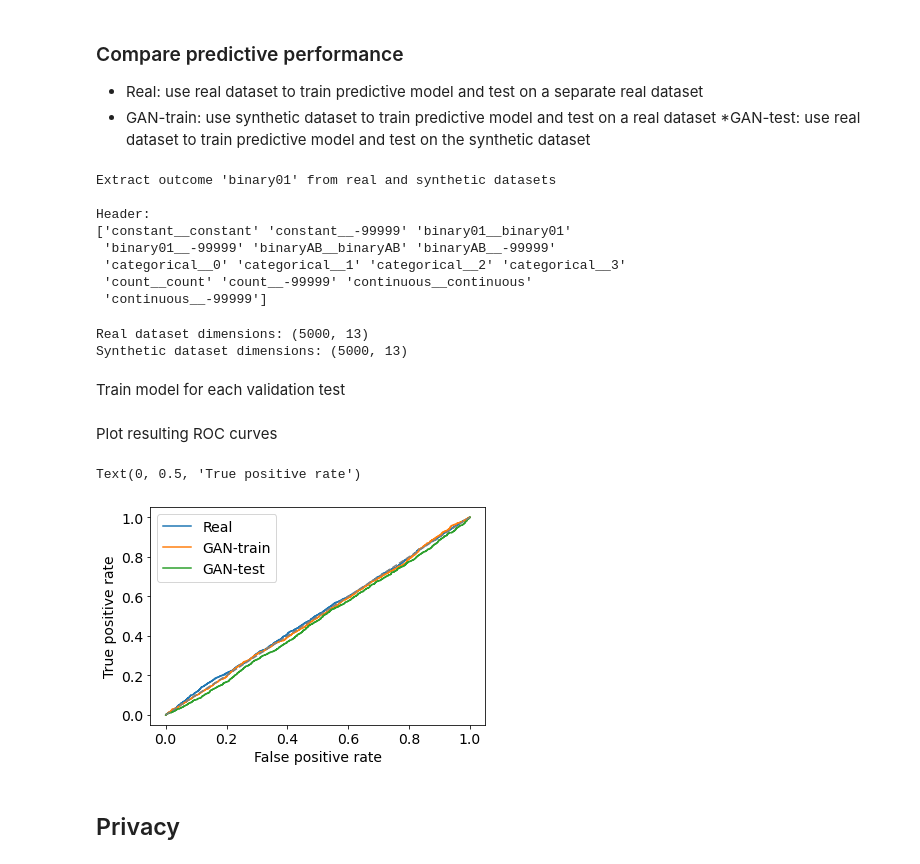
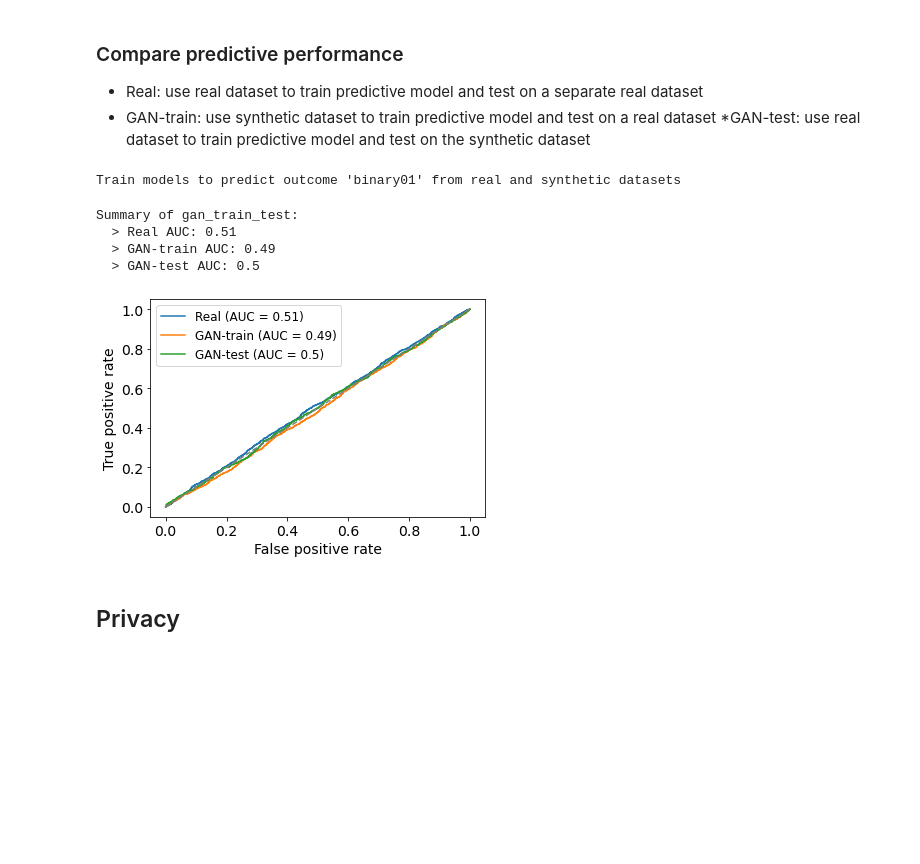
Before and after one commit to Innovate-For-Health/absehrd, a Jupyter notebook: absehrd_demo.ipynb, the cells around one changed output. Drawn from its saved outputs; the diff is of its cells as text; code cells hidden in the pictures; blank space fills up the shorter version.

```diff
--- a/absehrd_demo.ipynb
+++ b/absehrd_demo.ipynb
@@ -193,31 +207,6 @@ ax1.legend(fontsize=fontsize)
 * GAN-train: use synthetic dataset to train predictive model and test on a real dataset
 *GAN-test: use real dataset to train predictive model and test on the synthetic dataset
 # %%
-print('Extract outcome \'', outcome,'\' from real and synthetic datasets', sep='')
-print('\nHeader:')
-print(d_trn['header'])
+print('Train models to predict outcome \'', outcome,'\' from real and synthetic datasets', sep='')
 # %% [output]
-Extract outcome 'binary01' from real and synthetic datasets
-
-Header:
-['constant__constant' 'constant__-99999' 'binary01__binary01'
- 'binary01__-99999' 'binaryAB__binaryAB' 'binaryAB__-99999'
- 'categorical__0' 'categorical__1' 'categorical__2' 'categorical__3'
- 'count__count' 'count__-99999' 'continuous__continuous'
- 'continuous__-99999']
+Train models to predict outcome 'binary01' from real and synthetic datasets
-# %%
-r = d_trn['x']
-
-idx_outcome = np.where(d_trn['header'] == outcome+'__'+outcome)
-y_r = np.reshape(np.round(np.reshape(r[:,idx_outcome], newshape=(len(r),1))).astype(int), len(r))
-y_s = np.reshape(np.round(np.reshape(s[:,idx_outcome], newshape=(len(s),1))).astype(int), len(s))
-x_r = np.delete(r, idx_outcome, axis=1)
-x_s = np.delete(s, idx_outcome, axis=1)
-
-print('Real dataset dimensions:',x_r.shape)
-print('Synthetic dataset dimensions:',x_s.shape)
-# %% [output]
-Real dataset dimensions: (5000, 13)
-Synthetic dataset dimensions: (5000, 13)
-# %% [markdown]
-Train model for each validation test
@@ -231,20 +213,20 @@ res_gan_test = rea.gan_test(x_s, y_s, x_r, y_r, n_epoch=n_epoch, model_type=mode
-# %% [markdown]
-Plot resulting ROC curves
-# %%
-fontsize = 14
-fig, ax3 = plt.subplots(1,1)
-ax3.plot(res_gan_real['roc'][0], res_gan_real['roc'][1], label="Real")
-ax3.plot(res_gan_train['roc'][0], res_gan_train['roc'][1], label="GAN-train")
-ax3.plot(res_gan_test['roc'][0], res_gan_test['roc'][1], label="GAN-test")
-ax3.plot([0,1],[0,1], color="gray", linestyle='--')
-ax3.tick_params(axis='x', labelsize=fontsize)
-ax3.tick_params(axis='y', labelsize=fontsize)
-ax3.legend(fontsize=fontsize)
-ax3.set_xlabel('False positive rate', fontsize=fontsize)
-ax3.set_ylabel('True positive rate', fontsize=fontsize)
-# %% [output]
-Text(0, 0.5, 'True positive rate')
-[figure, removed]
+# %%
+res_gan = rea.gan_train_test(mat_f_r_trn=x_trn,
+                                mat_f_r_tst=x_tst,
+                                mat_f_s=f['x'],
+                                header=names,
+                                outcome=outcome,
+                                missing_value=missing_value,
+                                n_epoch=100,
+                                model_type='mlp')
+print(rea.summarize(res_gan, analysis='gan_train_test'))
+res_plt = rea.plot(res_gan, analysis='gan_train_test')
+# %% [output]
+Summary of gan_train_test:
+  > Real AUC: 0.51
+  > GAN-train AUC: 0.49
+  > GAN-test AUC: 0.5
+[figure, added]
 # %% [markdown]
 ## Privacy
 # %% [markdown]
```
Also changed, not shown: parts of 15 cells of this notebook, 2 other files.
